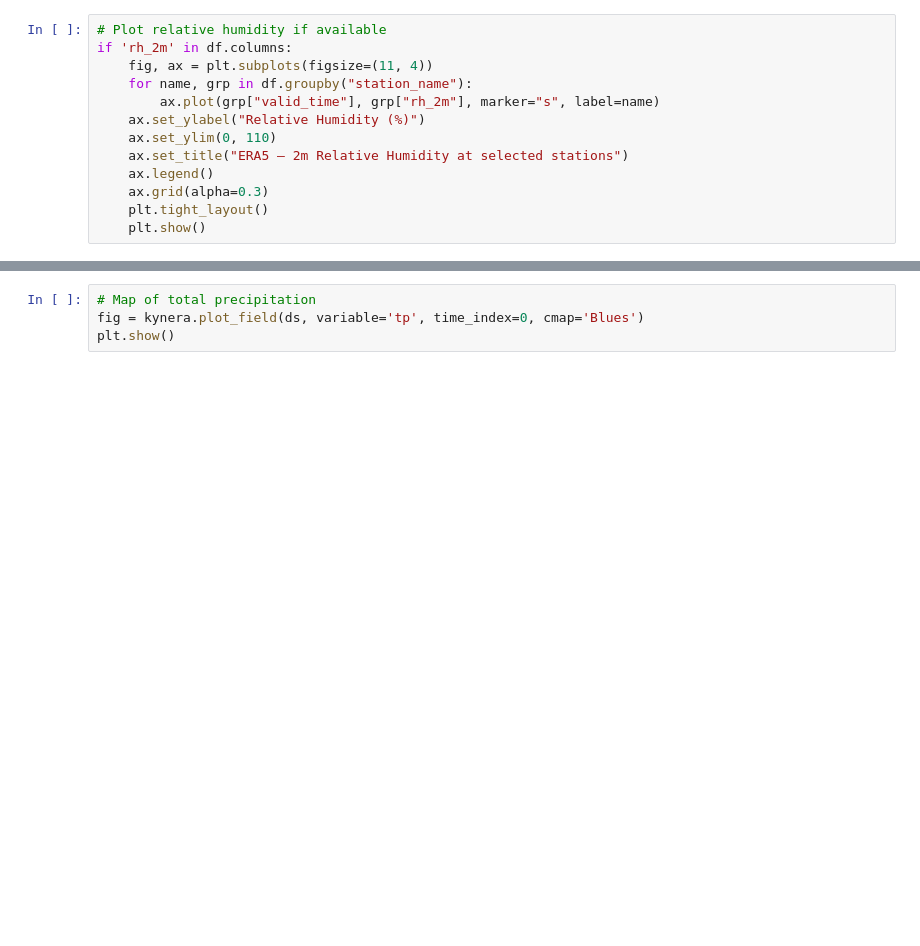
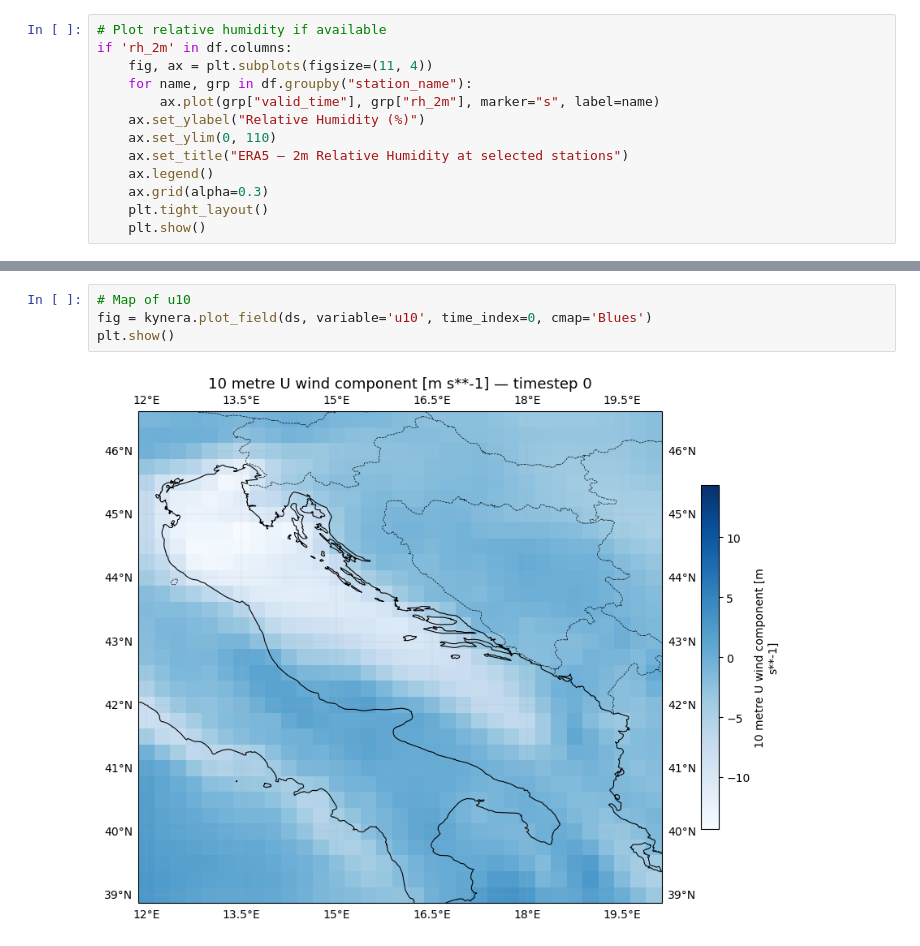
Before and after one commit to galluzzodavide/Kynera, a Jupyter notebook: EXAMPLES/example.ipynb, the cells around one changed output, grey strips where cells are left out. Cells and saved outputs as stored; diff of their text form; blank space fills up the shorter version.

```diff
--- a/EXAMPLES/example.ipynb
+++ b/EXAMPLES/example.ipynb
@@ -207,5 +177,7 @@ plt.show()
 # %%
-# Map of total precipitation
-fig = kynera.plot_field(ds, variable='tp', time_index=0, cmap='Blues')
+# Map of u10
+fig = kynera.plot_field(ds, variable='u10', time_index=0, cmap='Blues')
 plt.show()
+# %% [output]
+[figure, added]
 # %%
```
Also changed, not shown: parts of 20 cells of this notebook, 9 other files.
